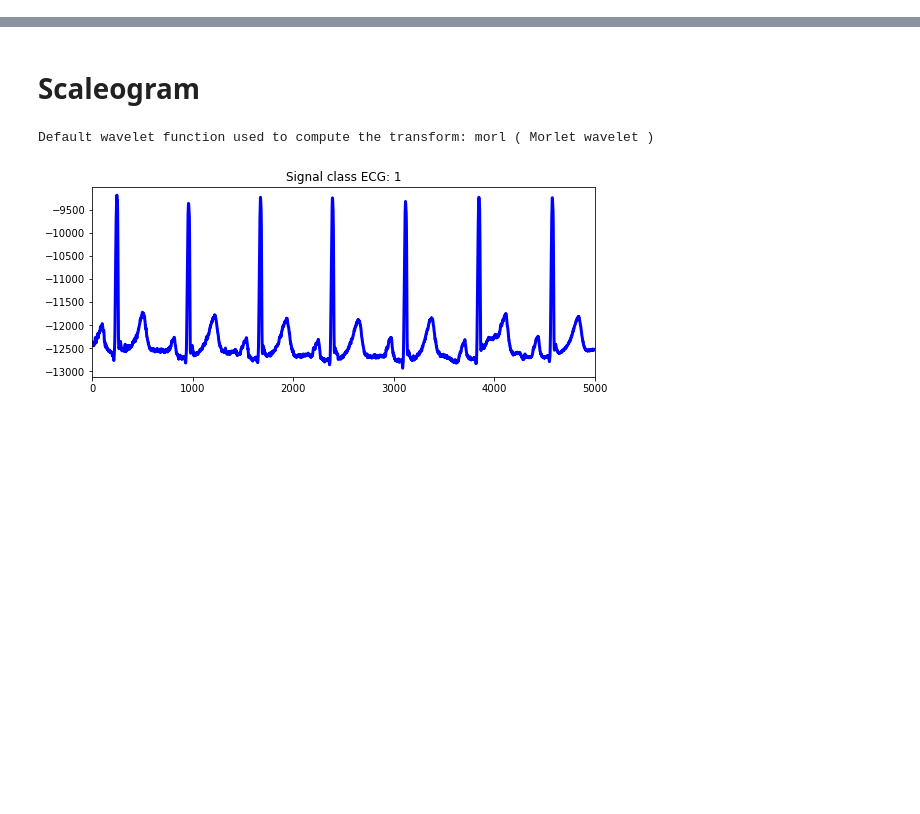
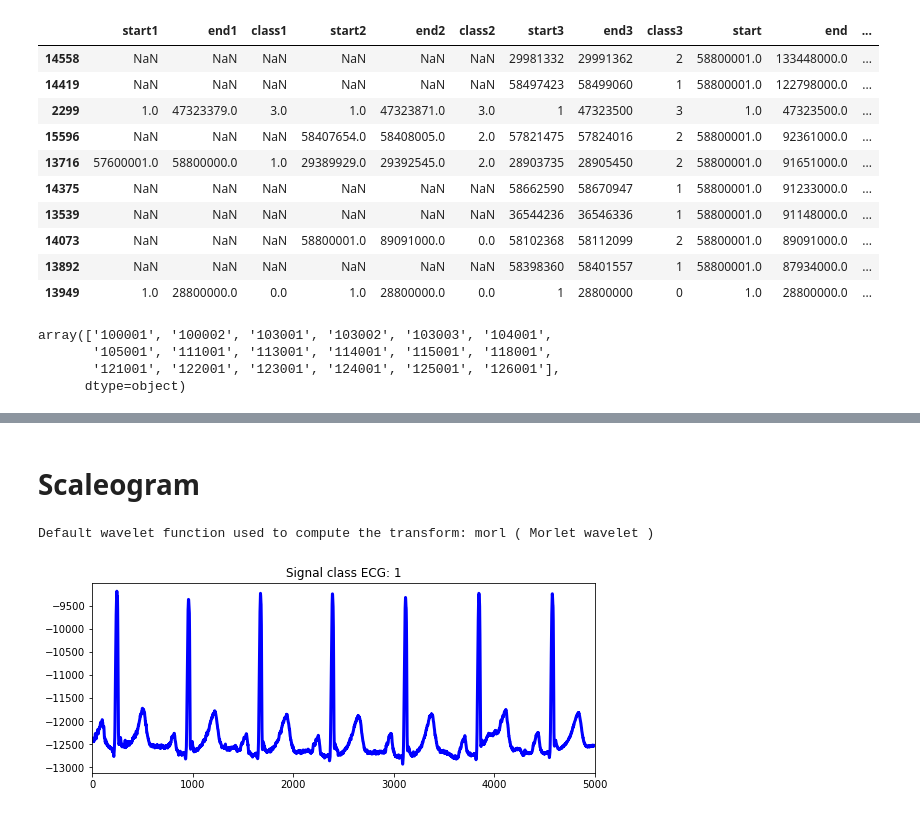
Before and after one commit to DJM25/aura-jedha, a Jupyter notebook: wavelet_analysis_ECG.ipynb, the cells around one changed output, grey strips where cells are left out. Drawn from its saved outputs; the diff is of its cells as text; code cells hidden in the pictures; blank space fills up the shorter version.

```diff
--- a/wavelet_analysis_ECG.ipynb
+++ b/wavelet_analysis_ECG.ipynb
@@ -13,0 +73,21 @@ import re
+# %%
+dataannall.sort_values(by=['sample'],ascending=False).head(10)
+# %% [output]
+|  | start1 | end1 | class1 | start2 | end2 | class2 | start3 | end3 | class3 | start | end | ... |
+| 14558 | NaN | NaN | NaN | NaN | NaN | NaN | 29981332 | 29991362 | 2 | 58800001.0 | 133448000.0 | ... |
+| 14419 | NaN | NaN | NaN | NaN | NaN | NaN | 58497423 | 58499060 | 1 | 58800001.0 | 122798000.0 | ... |
+| 2299 | 1.0 | 47323379.0 | 3.0 | 1.0 | 47323871.0 | 3.0 | 1 | 47323500 | 3 | 1.0 | 47323500.0 | ... |
+| 15596 | NaN | NaN | NaN | 58407654.0 | 58408005.0 | 2.0 | 57821475 | 57824016 | 2 | 58800001.0 | 92361000.0 | ... |
+| 13716 | 57600001.0 | 58800000.0 | 1.0 | 29389929.0 | 29392545.0 | 2.0 | 28903735 | 28905450 | 2 | 58800001.0 | 91651000.0 | ... |
+| 14375 | NaN | NaN | NaN | NaN | NaN | NaN | 58662590 | 58670947 | 1 | 58800001.0 | 91233000.0 | ... |
+| 13539 | NaN | NaN | NaN | NaN | NaN | NaN | 36544236 | 36546336 | 1 | 58800001.0 | 91148000.0 | ... |
+| 14073 | NaN | NaN | NaN | 58800001.0 | 89091000.0 | 0.0 | 58102368 | 58112099 | 2 | 58800001.0 | 89091000.0 | ... |
+| 13892 | NaN | NaN | NaN | NaN | NaN | NaN | 58398360 | 58401557 | 1 | 58800001.0 | 87934000.0 | ... |
+| 13949 | 1.0 | 28800000.0 | 0.0 | 1.0 | 28800000.0 | 0.0 | 1 | 28800000 | 0 | 1.0 | 28800000.0 | ... |
+# %%
+dataset.record.unique()
+# %% [output]
+array(['100001', '100002', '103001', '103002', '103003', '104001',
+       '105001', '111001', '113001', '114001', '115001', '118001',
+       '121001', '122001', '123001', '124001', '125001', '126001'],
+      dtype=object)
```
Also changed, not shown: parts of 23 cells of this notebook.
